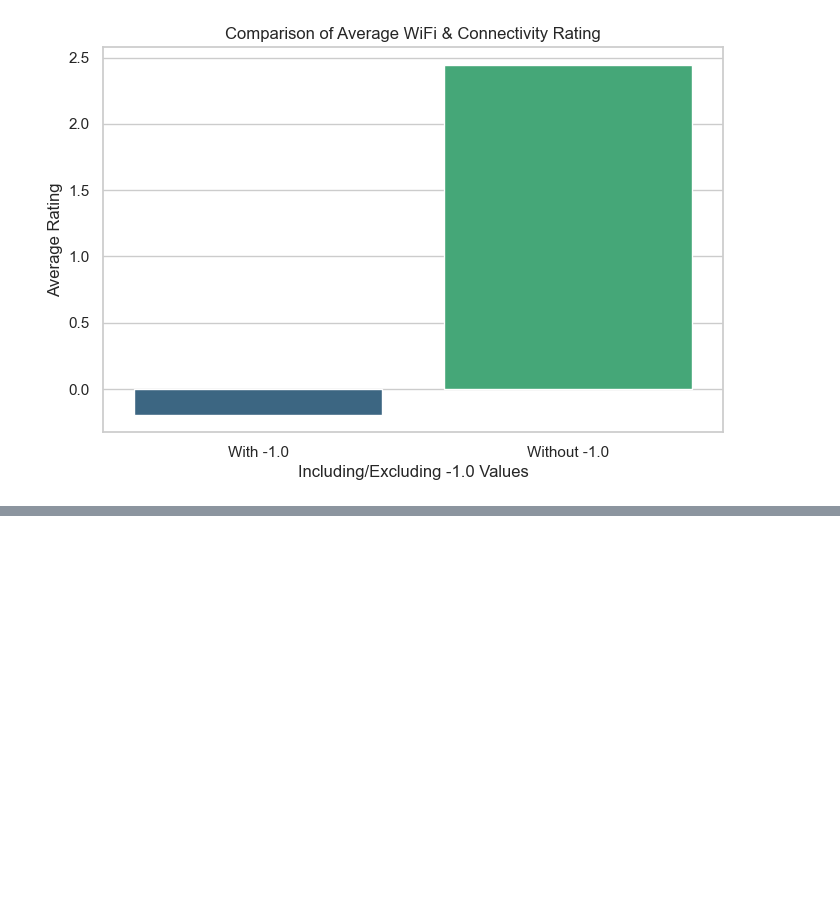
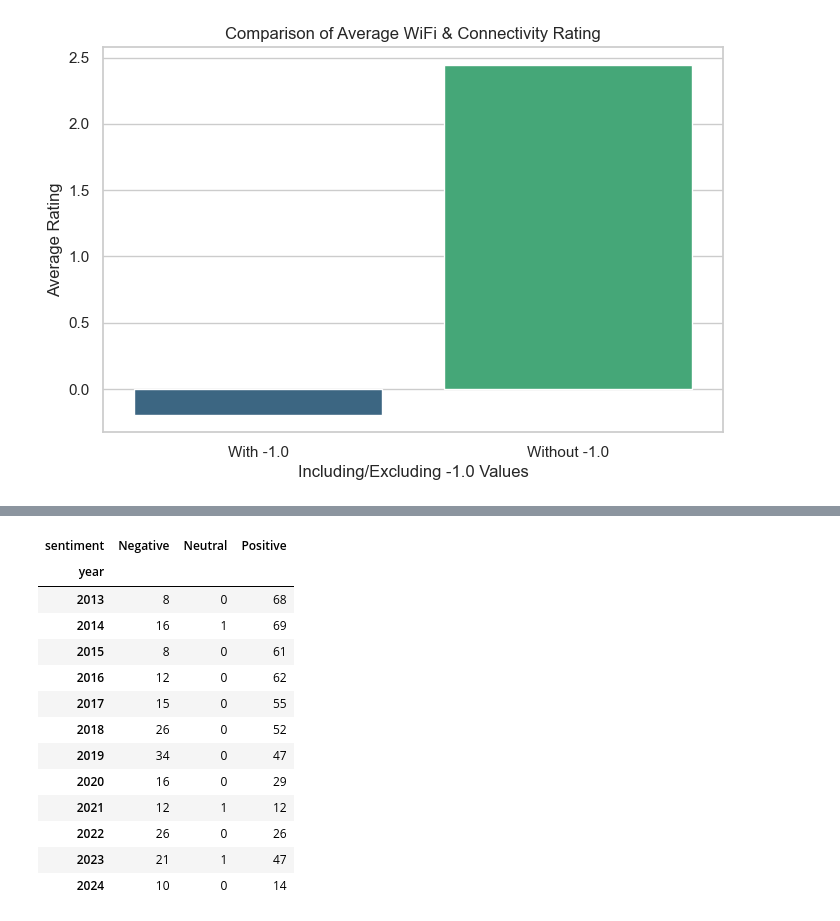
Before and after one commit to ainna-sabado/air-new-zealand-customer-feedback-analysis, a Jupyter notebook: customer-feedback-analysis.ipynb, the cells around one changed output, grey strips where cells are left out. Saved outputs shown, nothing was run; the diff lists cells and outputs as text; code cells hidden in the pictures; blank space fills up the shorter version.

```diff
--- a/customer-feedback-analysis.ipynb
+++ b/customer-feedback-analysis.ipynb
@@ -171,0 +265,24 @@ Passing `palette` without assigning `hue` is deprecated and will be removed in v
+# %%
+# Convert 'date' to datetime and extract the year
+reviews_df['year'] = pd.to_datetime(reviews_df['date'], format='%Y-%m-%d').dt.year
+
+# Aggregate the number of reviews by year and sentiment
+sentiment_by_year = reviews_df.groupby(['year', 'sentiment']).size().unstack(fill_value=0)
+
+
+sentiment_by_year
+# %% [output]
+| sentiment | Negative | Neutral | Positive |
+| year |  |  |  |
+| 2013 | 8 | 0 | 68 |
+| 2014 | 16 | 1 | 69 |
+| 2015 | 8 | 0 | 61 |
+| 2016 | 12 | 0 | 62 |
+| 2017 | 15 | 0 | 55 |
+| 2018 | 26 | 0 | 52 |
+| 2019 | 34 | 0 | 47 |
+| 2020 | 16 | 0 | 29 |
+| 2021 | 12 | 1 | 12 |
+| 2022 | 26 | 0 | 26 |
+| 2023 | 21 | 1 | 47 |
+| 2024 | 10 | 0 | 14 |
```
Also changed, not shown: parts of 13 cells of this notebook, 1 other file.
